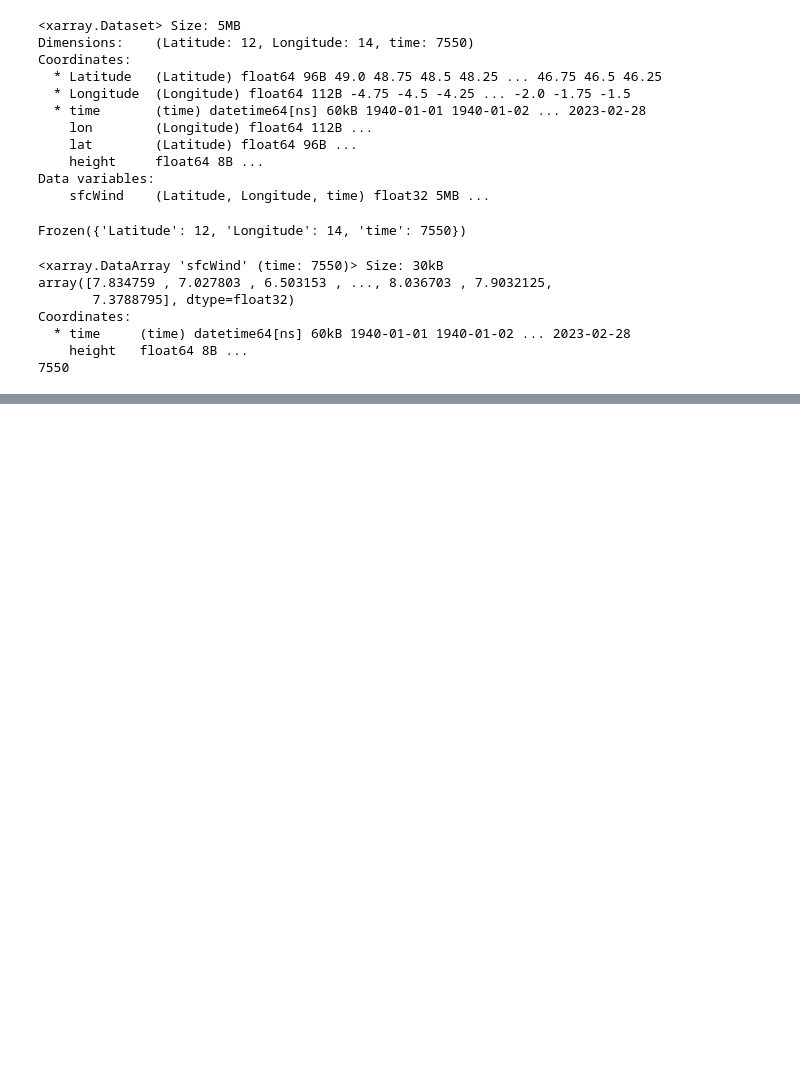
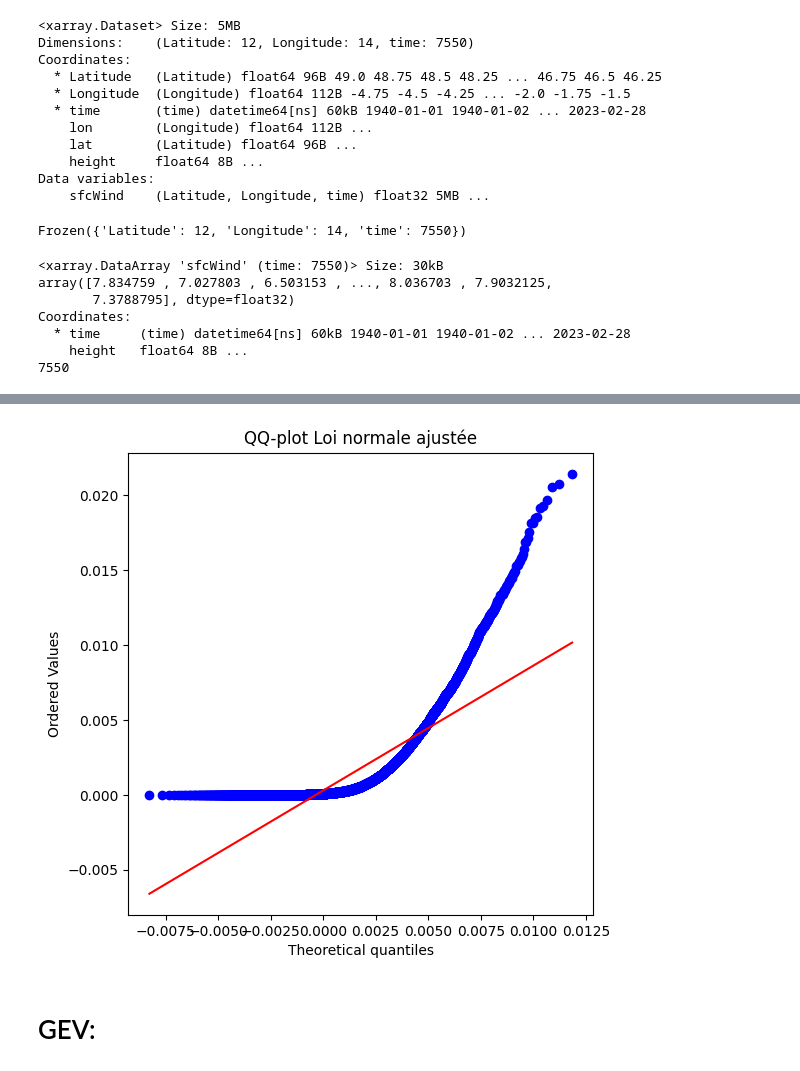
Before and after one commit to Faza20-lab/Projet_stats, a Jupyter notebook: Projet_stats.ipynb, the cells around one changed output, grey strips where cells are left out. Cells and saved outputs as stored; diff of their text form; code cells hidden in the pictures; blank space fills up the shorter version.

```diff
--- a/Projet_stats.ipynb
+++ b/Projet_stats.ipynb
@@ -223,0 +279,10 @@ Attributes:
+# %%
+# Diagramme Quantile-Quantile de la Gamma
+plt.figure(figsize=(6,6))
+st.probplot(X, dist=norm, sparams=(mu, sigma), plot=plt)
+plt.title("QQ-plot Loi normale ajustée")
+plt.show()
+# %% [output]
+[figure, added]
+# %% [markdown]
+# GEV:
```
Also changed, not shown: parts of 11 cells of this notebook.
